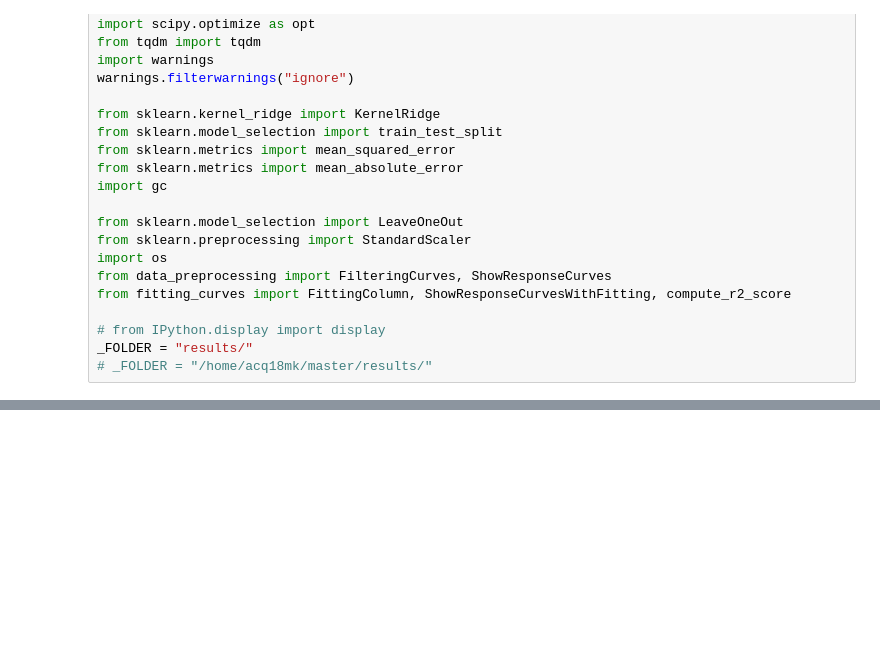
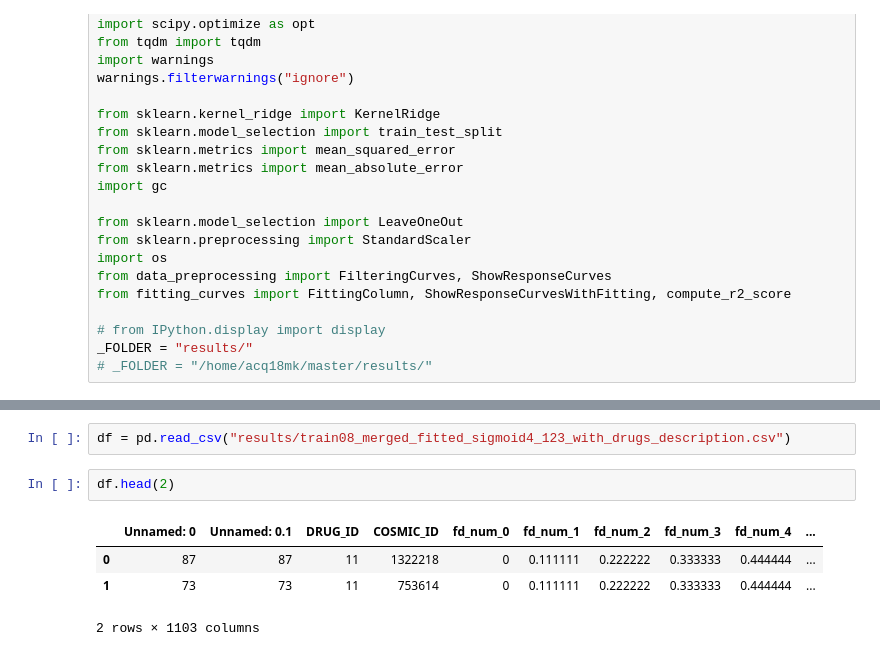
Before and after one commit to redskull37/DrugProfiles, a Jupyter notebook: 11_test_model.ipynb, the cells around one changed output, grey strips where cells are left out. Saved outputs shown, nothing was run; the diff lists cells and outputs as text; blank space fills up the shorter version.

```diff
--- a/11_test_model.ipynb
+++ b/11_test_model.ipynb
@@ -106,0 +135,9 @@ def TestTunedKernels(merged_df, drug_ids, number_coefficients, kernel, train_rat
+# %%
+df = pd.read_csv("results/train08_merged_fitted_sigmoid4_123_with_drugs_description.csv")
+# %%
+df.head(2)
+# %% [output]
+|  | Unnamed: 0 | Unnamed: 0.1 | DRUG_ID | COSMIC_ID | fd_num_0 | fd_num_1 | fd_num_2 | fd_num_3 | fd_num_4 | ... |
+| 0 | 87 | 87 | 11 | 1322218 | 0 | 0.111111 | 0.222222 | 0.333333 | 0.444444 | ... |
+| 1 | 73 | 73 | 11 | 753614 | 0 | 0.111111 | 0.222222 | 0.333333 | 0.444444 | ... |
+2 rows × 1103 columns
```
Also changed, not shown: parts of 12 cells of this notebook, 6 other files.
